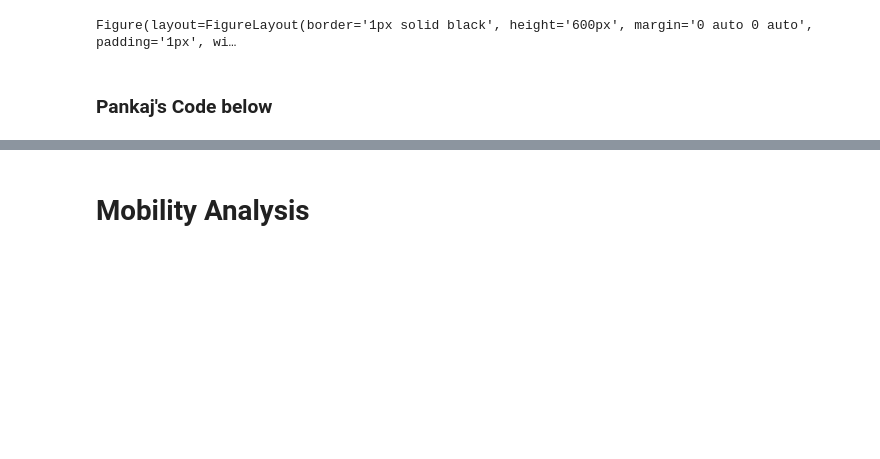
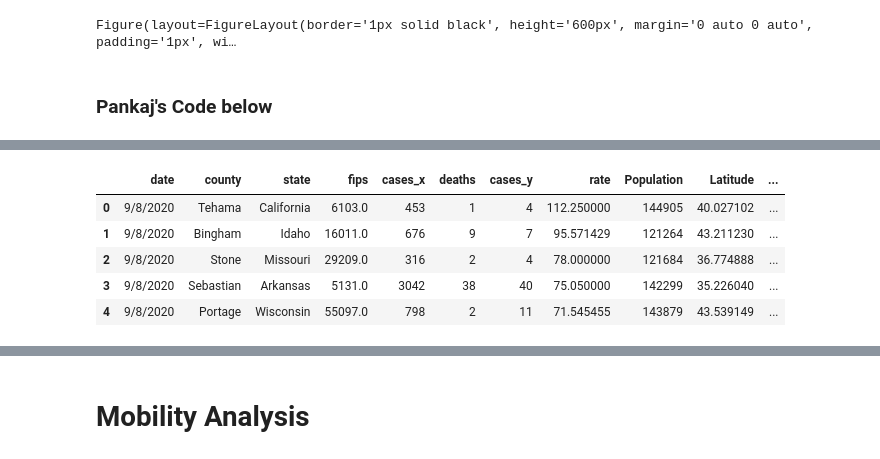
Before and after one commit to Pankaj-gh/Rice-Project-1-G11, a Jupyter notebook: main_script.ipynb, the cells around one changed output, grey strips where cells are left out. Saved outputs shown, nothing was run; the diff lists cells and outputs as text; code cells hidden in the pictures; blank space fills up the shorter version.

```diff
--- a/main_script.ipynb
+++ b/main_script.ipynb
@@ -638 +693,11 @@ ktop100.to_csv(output,index=False,header=True)
+# %%
+top5=ktop100.head()
+top5
+# %% [output]
+|  | date | county | state | fips | cases_x | deaths | cases_y | rate | Population | Latitude | ... |
+| 0 | 9/8/2020 | Tehama | California | 6103.0 | 453 | 1 | 4 | 112.250000 | 144905 | 40.027102 | ... |
+| 1 | 9/8/2020 | Bingham | Idaho | 16011.0 | 676 | 9 | 7 | 95.571429 | 121264 | 43.211230 | ... |
+| 2 | 9/8/2020 | Stone | Missouri | 29209.0 | 316 | 2 | 4 | 78.000000 | 121684 | 36.774888 | ... |
+| 3 | 9/8/2020 | Sebastian | Arkansas | 5131.0 | 3042 | 38 | 40 | 75.050000 | 142299 | 35.226040 | ... |
+| 4 | 9/8/2020 | Portage | Wisconsin | 55097.0 | 798 | 2 | 11 | 71.545455 | 143879 | 43.539149 | ... |
 # %%
```
Also changed, not shown: parts of 21 cells of this notebook, 2 other files.
